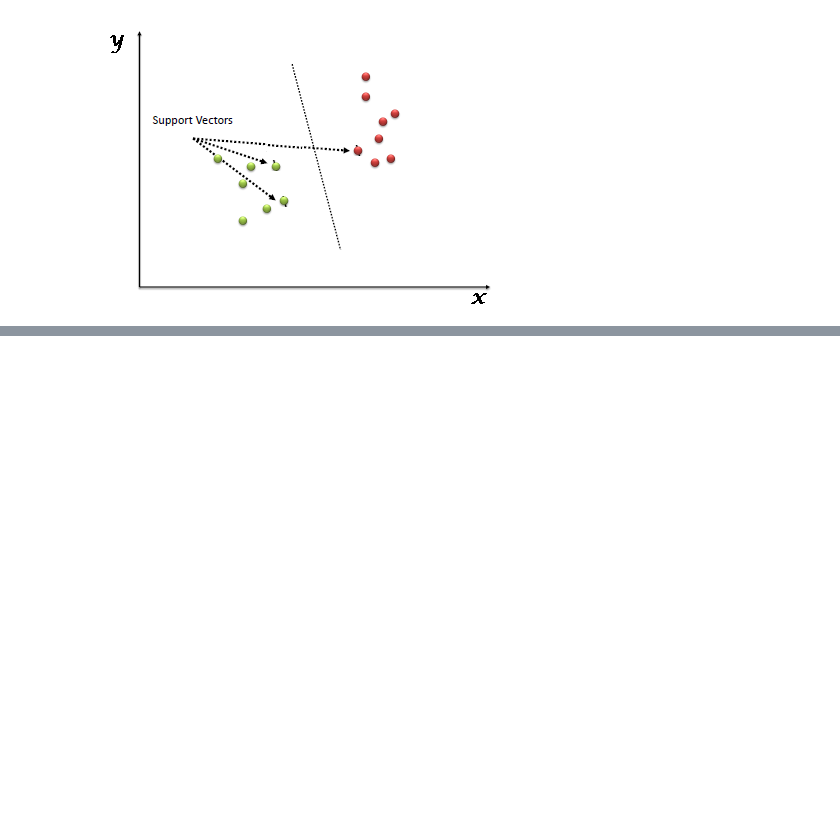
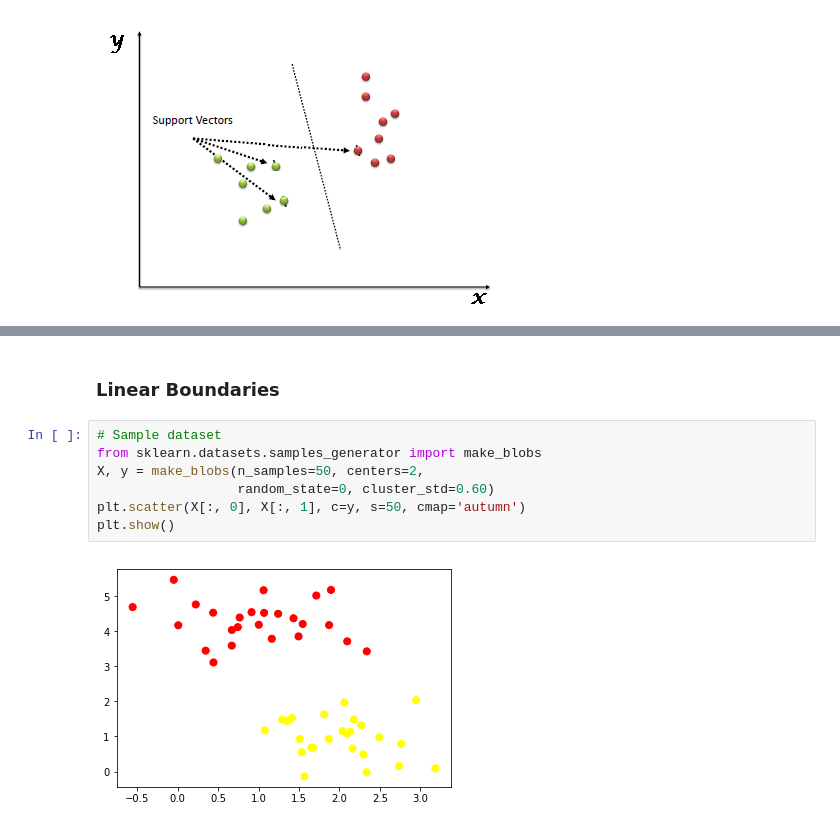
Before and after one commit to XuefeiY/Machine-Learning-Notes, a Jupyter notebook: SVM/Support Vector Machine.ipynb, the cells around one changed output, grey strips where cells are left out. Saved outputs shown, nothing was run; the diff lists cells and outputs as text; blank space fills up the shorter version.

```diff
--- a/SVM/Support Vector Machine.ipynb
+++ b/SVM/Support Vector Machine.ipynb
@@ -44,0 +76,11 @@ Tt is a good idea to start with a __quadratic polynomial__ and work your way up
+# %% [markdown]
+### Linear Boundaries
+# %%
+# Sample dataset
+from sklearn.datasets.samples_generator import make_blobs
+X, y = make_blobs(n_samples=50, centers=2,
+                  random_state=0, cluster_std=0.60)
+plt.scatter(X[:, 0], X[:, 1], c=y, s=50, cmap='autumn')
+plt.show()
+# %% [output]
+[figure, added]
```
Also changed, not shown: parts of 23 cells of this notebook, 1 other file.
